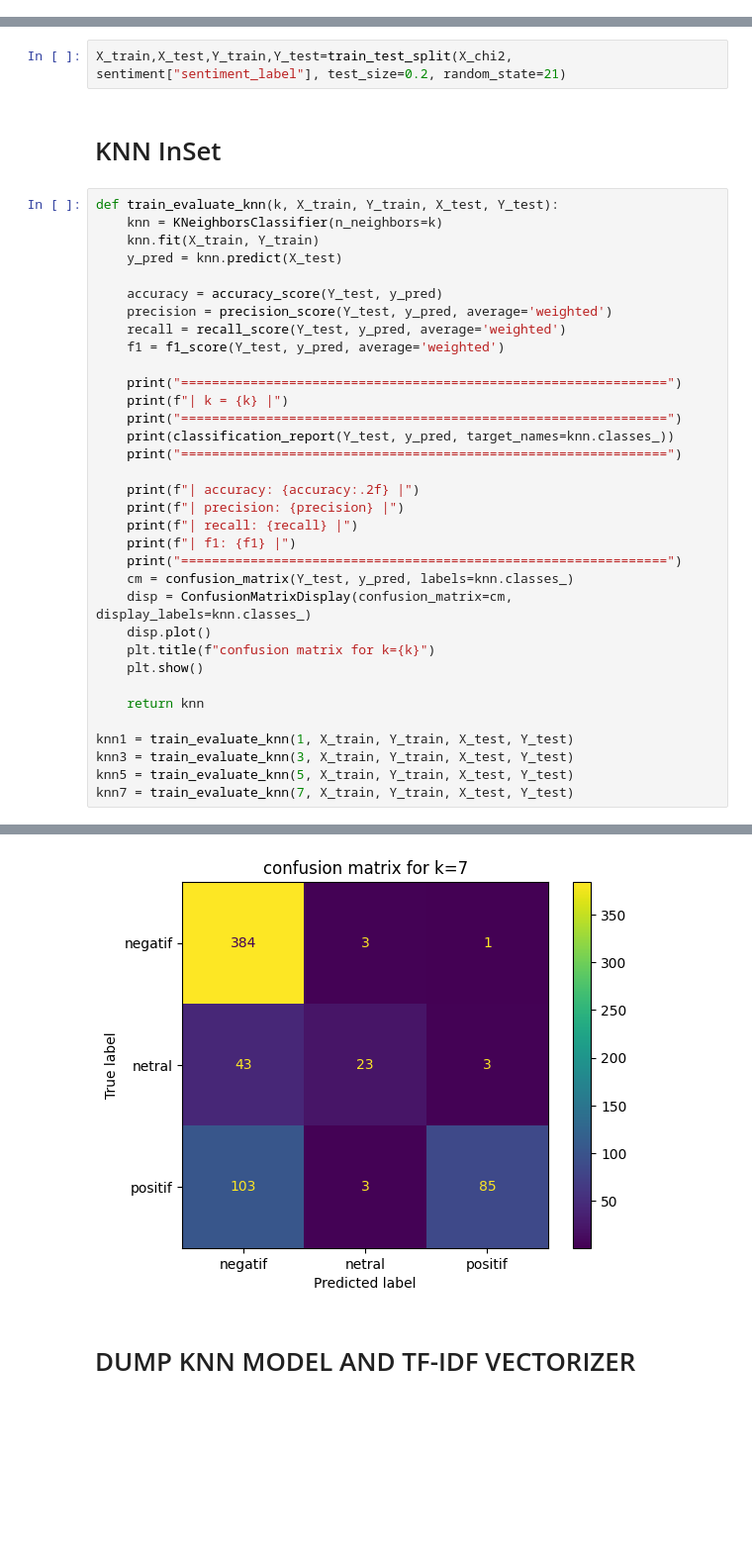
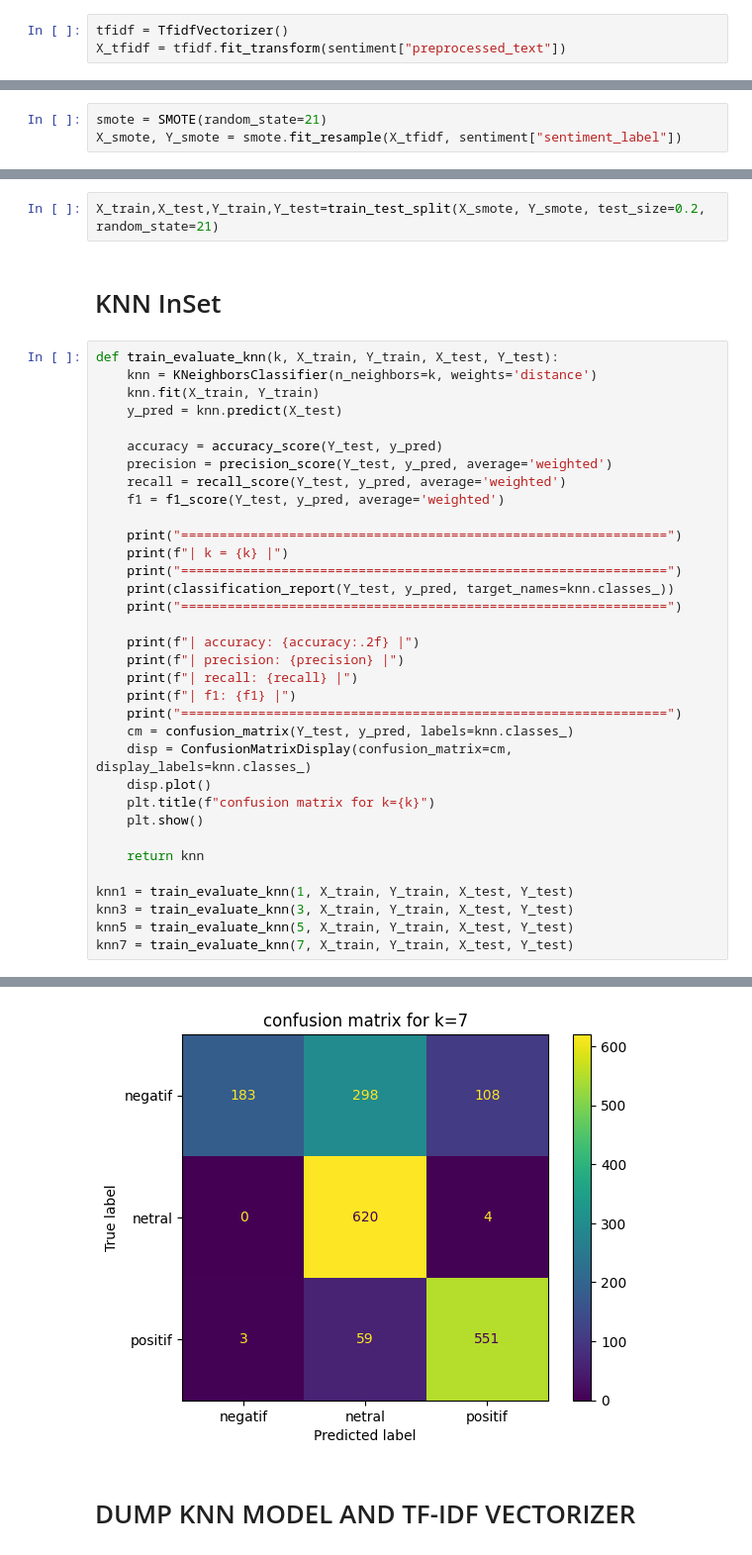
Before and after one commit to rfqma/skripsi, a Jupyter notebook: c_knn.ipynb, the cells around one changed output, grey strips where cells are left out. Shown at 99% size. Saved outputs shown, nothing was run; the diff lists cells and outputs as text; blank space fills up the shorter version.

```diff
--- a/c_knn.ipynb
+++ b/c_knn.ipynb
@@ -37 +30,4 @@ df_tfidf = pd.DataFrame(X_tfidf.toarray(), columns=feature_names)
+# %%
+tfidf = TfidfVectorizer()
+X_tfidf = tfidf.fit_transform(sentiment["preprocessed_text"])
 # %% [markdown]
@@ -46,12 +35,15 @@ selected_features = feature_names[selected_feature_indices]
+# %%
+smote = SMOTE(random_state=21)
+X_smote, Y_smote = smote.fit_resample(X_tfidf, sentiment["sentiment_label"])
 # %% [markdown]
 # DATA SPLIT (80% TRAIN, 20% TEST)
 # %%
-X_train,X_test,Y_train,Y_test=train_test_split(X_chi2, sentiment["sentiment_label"], test_size=0.2, random_state=21)
+X_train,X_test,Y_train,Y_test=train_test_split(X_smote, Y_smote, test_size=0.2, random_state=21)
 # %% [markdown]
 # KNN InSet
 # %%
 def train_evaluate_knn(k, X_train, Y_train, X_test, Y_test):
-    knn = KNeighborsClassifier(n_neighbors=k)
+    knn = KNeighborsClassifier(n_neighbors=k, weights='distance')
     knn.fit(X_train, Y_train)
     y_pred = knn.predict(X_test)
 
@@ -165,5 +157,5 @@ weighted avg       0.80      0.76      0.73       648
 ===============================================================
-[figure, old version]
+[figure, new version]
 # %% [markdown]
 # DUMP KNN MODEL AND TF-IDF VECTORIZER
 # %%
```
Also changed, not shown: parts of 8 cells of this notebook, 20 other files.
